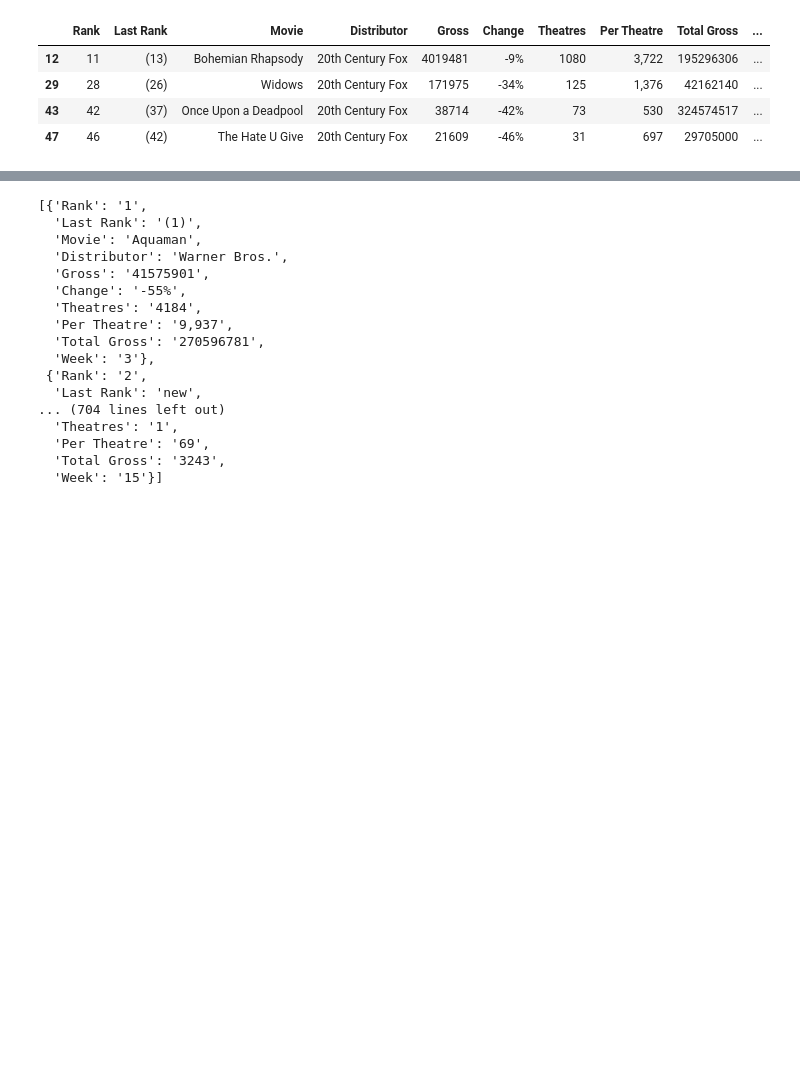
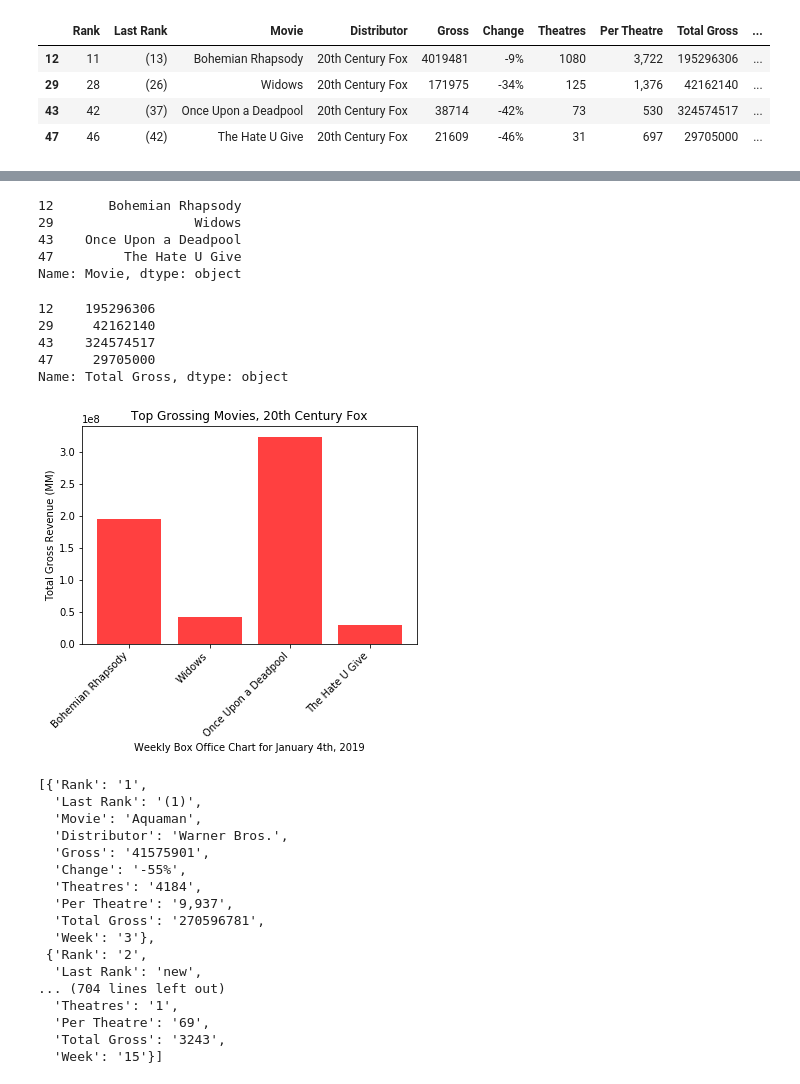
Before and after one commit to elsantonato/13-Project_2-Group_7, a Jupyter notebook: lisa_subfolder/The-Numbers_ETL_Lisa.ipynb, the cells around one changed output, grey strips where cells are left out. Cells and saved outputs as stored; diff of their text form; code cells hidden in the pictures; blank space fills up the shorter version.

```diff
--- a/lisa_subfolder/The-Numbers_ETL_Lisa.ipynb
+++ b/lisa_subfolder/The-Numbers_ETL_Lisa.ipynb
@@ -176,3 +188,38 @@ new_df.head()
+# %%
+twentieth_c_fox["Movie"]
+# %% [output]
+12       Bohemian Rhapsody
+29                  Widows
+43    Once Upon a Deadpool
+47         The Hate U Give
+Name: Movie, dtype: object
+# %%
+twentieth_c_fox["Total Gross"]
+# %% [output]
+12    195296306
+29     42162140
+43    324574517
+47     29705000
+Name: Total Gross, dtype: object
+# %%
+# isolated dataset for twentieth century fox releases
+movies = ["Bohemian Rhapsody", "Widows", "Once Upon a Deadpool", "The Hate U Give"]
+total_gross = [195296306, 42162140, 324574517, 29705000]
+# %%
+x_axis = np.arange(0, len(movies))
+tick_locations = []
+for x in x_axis:
+    tick_locations.append(x)
+
+plt.title("Top Grossing Movies, 20th Century Fox")
+plt.xlabel("Weekly Box Office Chart for January 4th, 2019")
+plt.ylabel("Total Gross Revenue (MM)")
+
+plt.bar(x_axis, total_gross, facecolor="red", alpha=0.75, align="center")
+plt.xticks(tick_locations, movies,  ha='right', rotation=45)
+plt.show()
+# %% [output]
+[figure, added]
 # %%
 # establish mongodb location
 conn = "mongodb://localhost:27017"
```
Also changed, not shown: parts of 12 cells of this notebook.
